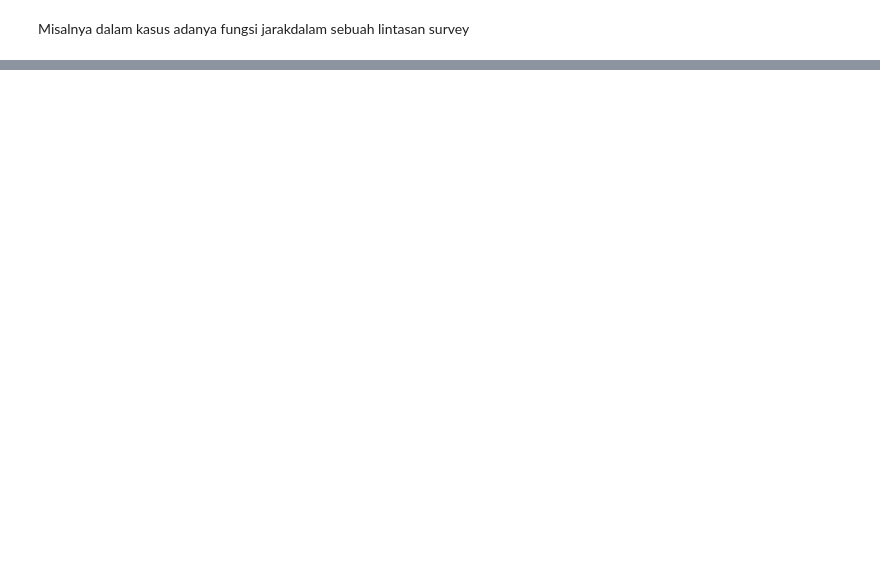
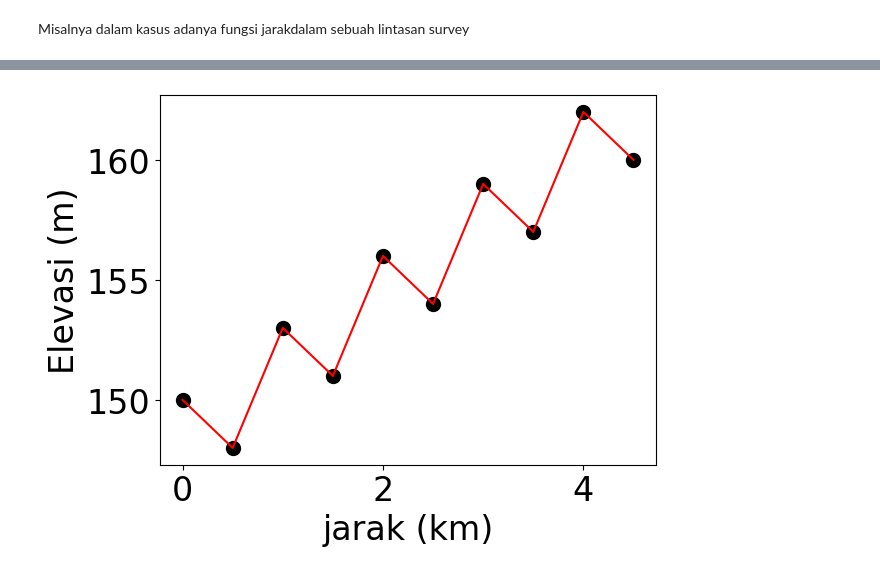
Before and after one commit to khayys/Metode-Penyelesaian-Numerik, a Jupyter notebook: Interpolasi dan Curve Fitting.ipynb, the cells around one changed output, grey strips where cells are left out. Drawn from its saved outputs; the diff is of its cells as text; code cells hidden in the pictures; blank space fills up the shorter version.

```diff
--- a/Interpolasi dan Curve Fitting.ipynb
+++ b/Interpolasi dan Curve Fitting.ipynb
@@ -44,0 +50,26 @@ plt.show()
+# %%
+import numpy as np
+import matplotlib.pyplot as plt
+from scipy.interpolate import interp1d # inter 1 dimensi
+
+plt.rcParams['font.size'] = 24
+
+# Ensure both arrays have the same size
+jarak = np.array([0.0, 0.5, 1.0, 1.5, 2.0, 2.5, 3.0, 3.5, 4.0, 4.5])
+elev = np.array([150, 148, 153, 151, 156, 154, 159, 157, 162, 160])
+
+interp = interp1d(jarak, elev, kind='linear')
+interp(2.43)
+
+jarak_interp = np.linspace(min(jarak), max(jarak), 10000)
+elev_interp = interp(jarak_interp)
+
+plt.plot(jarak_interp, elev_interp, color='red')
+
+plt.scatter(jarak, elev, color='black', s=100)
+
+plt.xlabel('jarak (km)')
+plt.ylabel('Elevasi (m)')
+plt.show()
+# %% [output]
+[figure, added]
```
Also changed, not shown: parts of 11 cells of this notebook, 1 other file.
